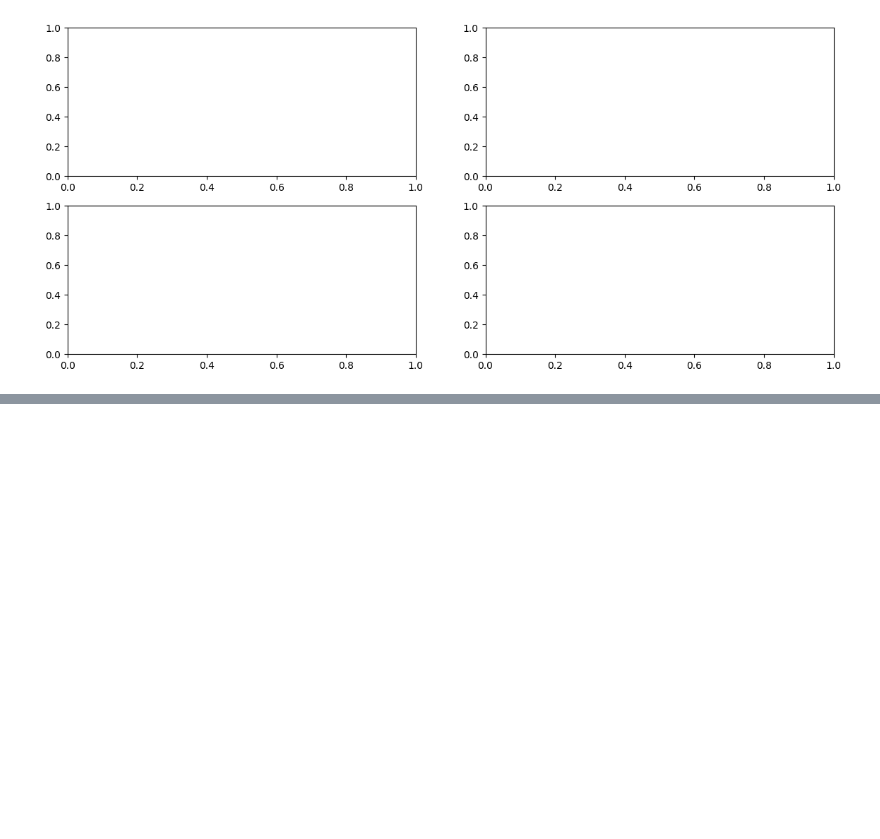
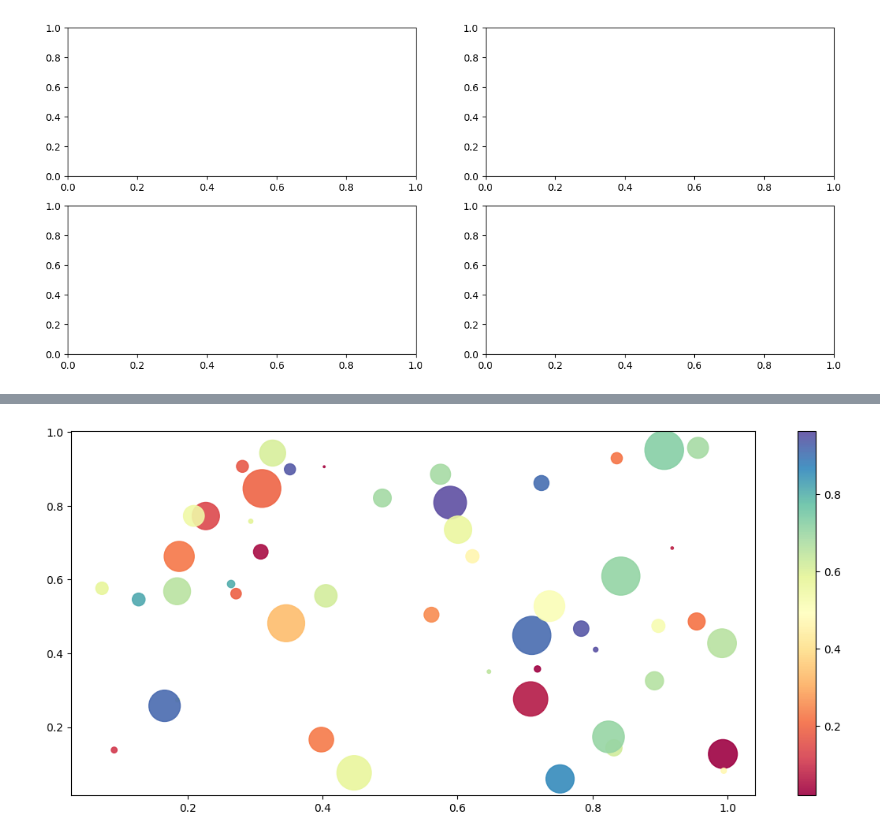
Before and after one commit to oscarluisgm/data-analytics, a Jupyter notebook: 6. Visualization.ipynb, the cells around one changed output, grey strips where cells are left out. Cells and saved outputs as stored; diff of their text form; code cells hidden in the pictures; blank space fills up the shorter version.

```diff
--- a/6. Visualization.ipynb
+++ b/6. Visualization.ipynb
@@ -104,0 +118,19 @@ fig
+# %%
+N=50
+
+x=np.random.rand(N)
+y=np.random.rand(N)
+
+colors=np.random.rand(N) # array of 50 random numbers from 0 to 1 (every rgb color has a value from 0 to 1)
+
+
+        #ROUND AREA= pi*R^2
+area= np.pi * (20*np.random.rand(N))**2 #0 to 15 point radii
+# %%
+plt.figure(figsize=(14,6))
+plt.scatter(x,y,s=area,c=colors, alpha=0.9, cmap="Spectral")
+plt.colorbar()
+
+plt.show()
+# %% [output]
+[figure, added]
```
Also changed, not shown: parts of 5 cells of this notebook, 1 other file.
